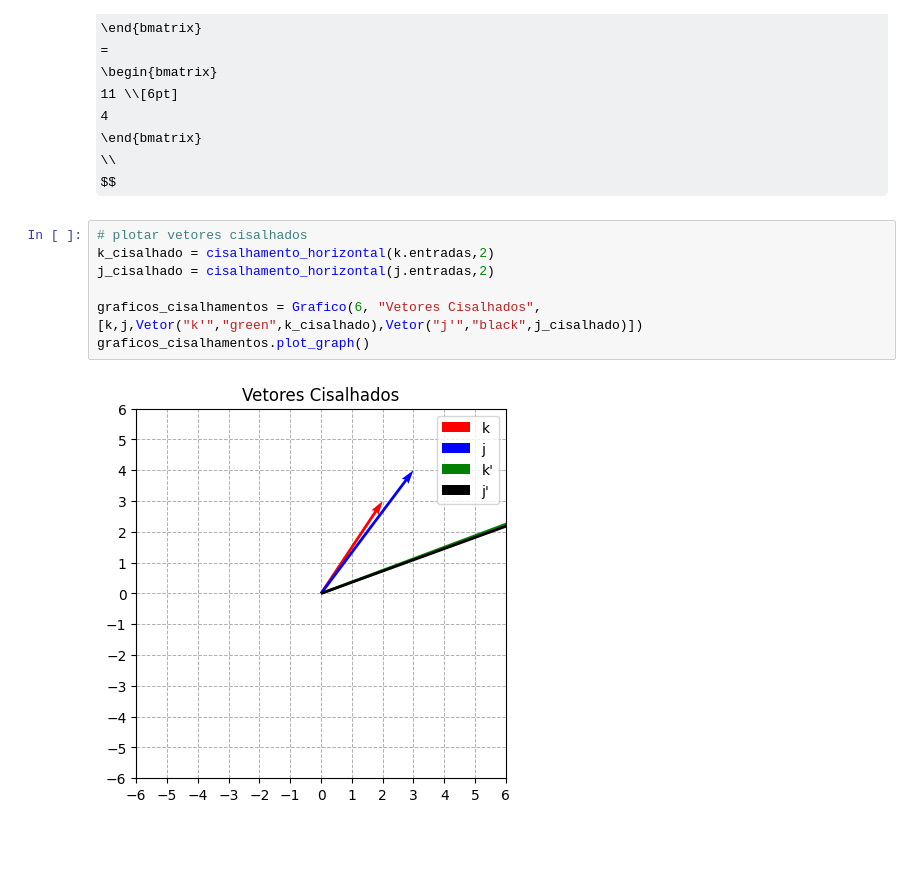
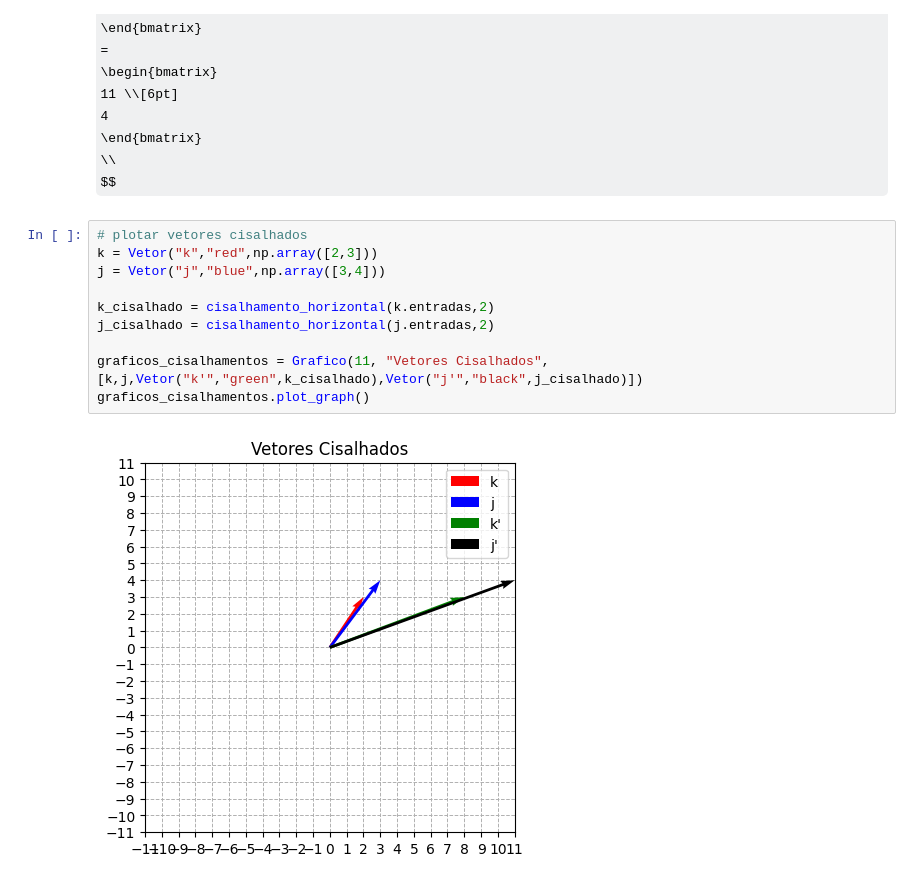
Before and after one commit to PedroMends30/matematica-computacional, a Jupyter notebook: Atividade_0_Mat_Comp.ipynb, the cells around one changed output. Cells and saved outputs as stored; diff of their text form; some formulas as TeX source; blank space fills up the shorter version.

```diff
--- a/Atividade_0_Mat_Comp.ipynb
+++ b/Atividade_0_Mat_Comp.ipynb
@@ -333,10 +320,13 @@ C_2 (j)=\begin{bmatrix}
 $$
 # %%
 # plotar vetores cisalhados
+k = Vetor("k","red",np.array([2,3]))
+j = Vetor("j","blue",np.array([3,4]))
+
 k_cisalhado = cisalhamento_horizontal(k.entradas,2)
 j_cisalhado = cisalhamento_horizontal(j.entradas,2)
 
-graficos_cisalhamentos = Grafico(6, "Vetores Cisalhados", [k,j,Vetor("k'","green",k_cisalhado),Vetor("j'","black",j_cisalhado)])
+graficos_cisalhamentos = Grafico(11, "Vetores Cisalhados", [k,j,Vetor("k'","green",k_cisalhado),Vetor("j'","black",j_cisalhado)])
 graficos_cisalhamentos.plot_graph()
 # %% [output]
-[figure, old version]
+[figure, new version]
```
Also changed, not shown: parts of 3 cells of this notebook.
